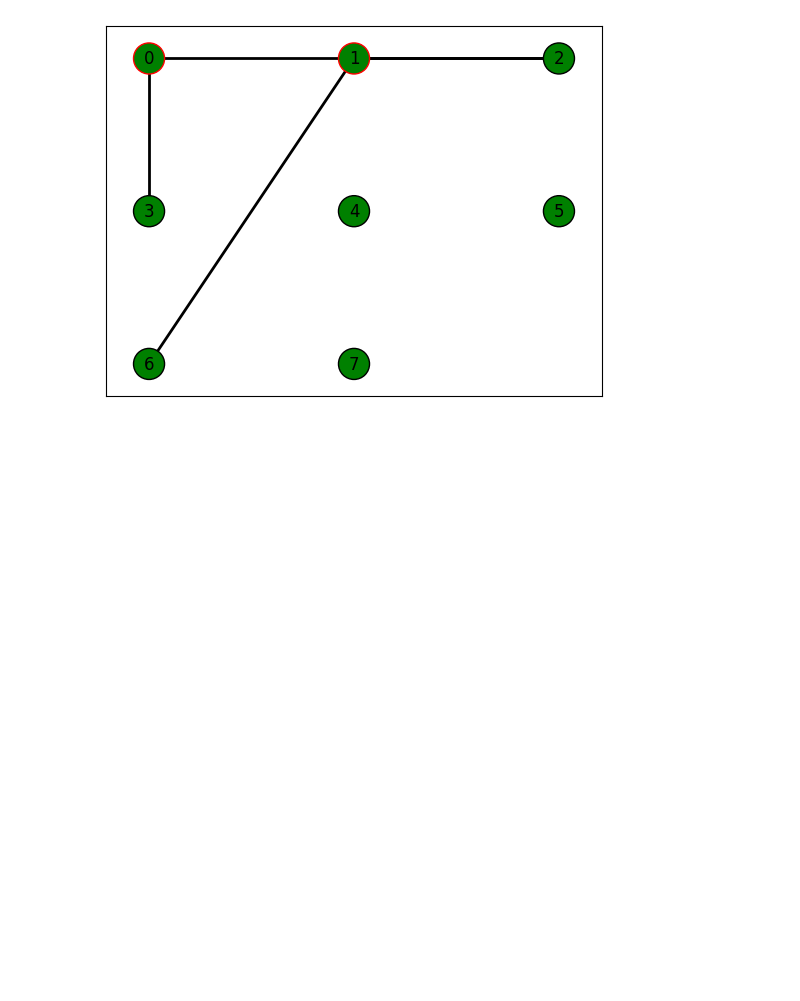
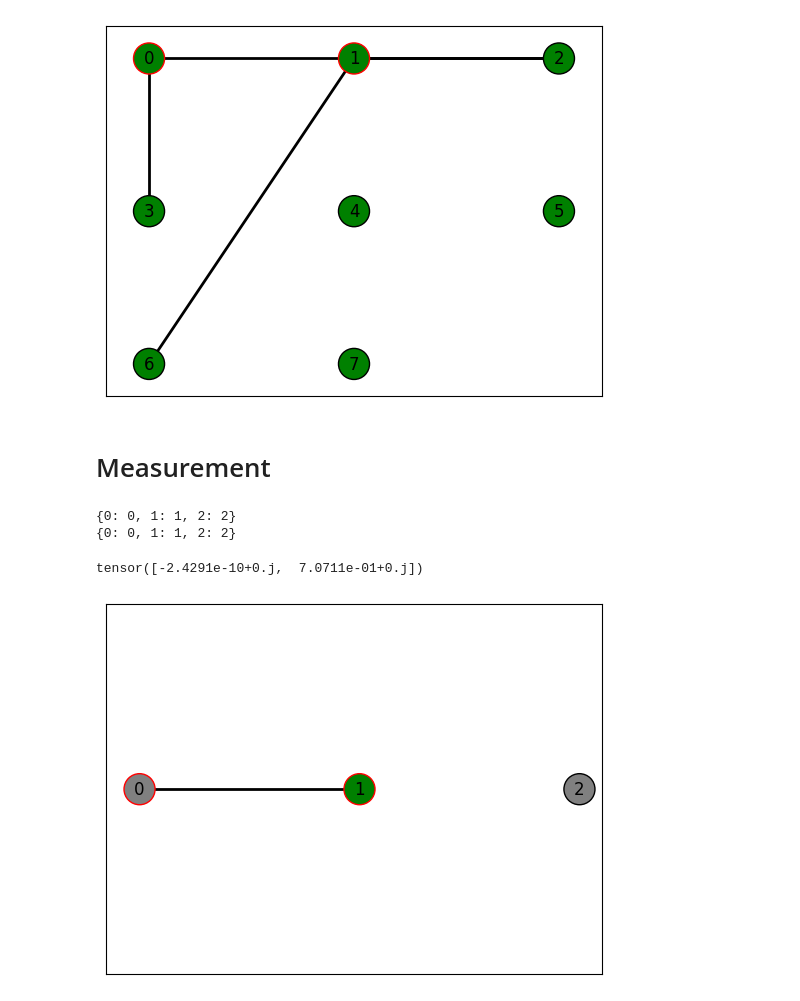
Before and after one commit to TuringQ/deepquantum, a Jupyter notebook: src/deepquantum/mbqc/test20241022.ipynb, the cells around one changed output. Cells and saved outputs as stored; diff of their text form; code cells hidden in the pictures; blank space fills up the shorter version.

Commit message:
update measurement

```diff
--- a/src/deepquantum/mbqc/test20241022.ipynb
+++ b/src/deepquantum/mbqc/test20241022.ipynb
@@ -59,3 +53,5 @@ MBQC(
 mbqc_q2.draw()
 # %% [output]
 [figure]
+# %% [markdown]
+# Measurement
@@ -61,0 +62,19 @@ mbqc_q2.draw()
+# %%
+verties = [0,1,2]
+edge = [[0,1]]
+graph = [verties, edge]
+mbqc_q2 = mbqc.MBQC(nqubit=2)
+mbqc_q2.set_graph(graph)
+mbqc_q2.measurement(0)
+mbqc_q2.measurement(2)
+# %% [output]
+{0: 0, 1: 1, 2: 2}
+{0: 0, 1: 1, 2: 2}
+# %%
+mbqc_q2()
+# %% [output]
+tensor([-2.4291e-10+0.j,  7.0711e-01+0.j])
+# %%
+mbqc_q2.draw()
+# %% [output]
+[figure, added]
```
Also changed, not shown: parts of 5 cells of this notebook, 2 other files.
